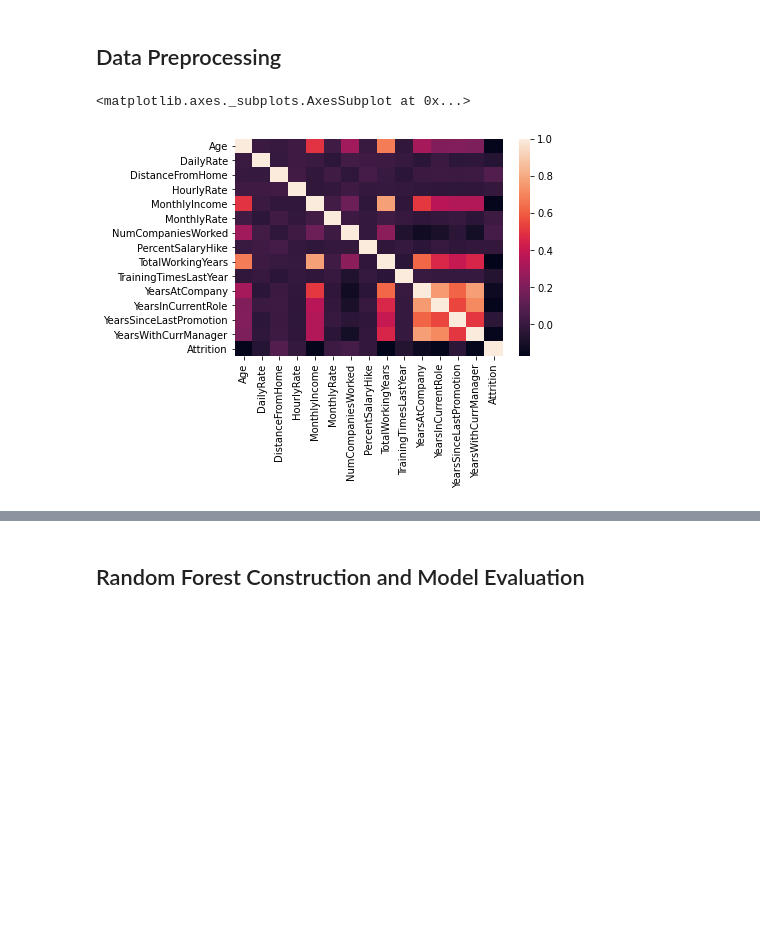
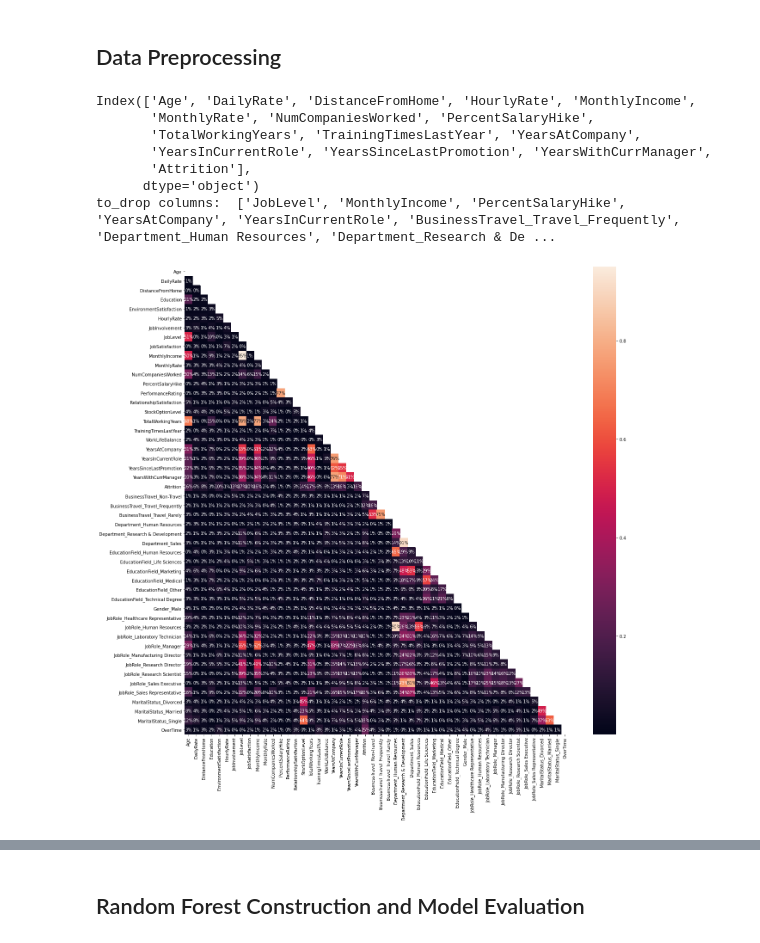
Before and after one commit to Xusong1998/Data-Analytics-Project, a Jupyter notebook: HR_Attrition_Data_Modeling.ipynb, the cells around one changed output, grey strips where cells are left out. Saved outputs shown, nothing was run; the diff lists cells and outputs as text; code cells hidden in the pictures; blank space fills up the shorter version.

```diff
--- a/HR_Attrition_Data_Modeling.ipynb
+++ b/HR_Attrition_Data_Modeling.ipynb
@@ -16,34 +16,43 @@ from sklearn.model_selection import KFold, cross_val_score, GridSearchCV, train_
 # %%
 attrition_df = pd.read_csv('HR-Employee-Attrition.csv')
 attrition_df = pd.get_dummies(attrition_df) #Convert categorical columns to discrete numbers
 attrition_df = attrition_df.drop(['Attrition_No','Gender_Female','OverTime_No','EmployeeCount',
                                   'StandardHours','Over18_Y',
                                   'EmployeeNumber'],axis=1) #Dropping useless columns (Same value, ID, Extra Category)
 
 attrition_df = attrition_df.rename(columns={"Attrition_Yes": "Attrition", "OverTime_Yes": "OverTime"})
 #Because converted categorical columns change names, change binary categories back to their original names
 
 y= attrition_df['Attrition']
 X=attrition_df.drop('Attrition',axis=1) #Separate data into X and Y columns
 
 non_numeric_cols = ['JobLevel','StockOptionLevel','BusinessTravel_Non-Travel','BusinessTravel_Travel_Frequently',
                     'BusinessTravel_Travel_Rarely','Department_Human Resources','Department_Research & Development',
                     'Department_Sales','EducationField_Human Resources','EducationField_Life Sciences',
                     'EducationField_Marketing','EducationField_Medical','EducationField_Other',
                     'EducationField_Technical Degree','Gender_Male','JobRole_Healthcare Representative',
                     'JobRole_Manufacturing Director','JobRole_Human Resources','JobRole_Laboratory Technician',
                     'JobRole_Manager','JobRole_Research Director','JobRole_Research Scientist','JobRole_Sales Executive',
                     'JobRole_Sales Representative','MaritalStatus_Divorced','MaritalStatus_Married','MaritalStatus_Single',
                     'OverTime','Education','EnvironmentSatisfaction','JobInvolvement','JobSatisfaction','PerformanceRating',
                     'RelationshipSatisfaction','WorkLifeBalance'] #Categorical Columns
 
 numeric_df = attrition_df.drop(non_numeric_cols, axis=1) #Dataframe with only numerical columns, including Y-column 'Attrition'
+
+print(numeric_df.columns)
+
+corr_mask = np.triu(np.ones_like(attrition_df.corr(), dtype=bool))
+tri_df = attrition_df.corr().abs().mask(corr_mask)
+plt.figure(figsize=(20,20))
+sns.heatmap(attrition_df.corr().abs(),mask=corr_mask,annot=True,fmt='.0%')
+to_drop = [c for c in tri_df.columns if any(tri_df[c] > 0.7)]
+print('to_drop columns: ', to_drop)
+# %% [output]
+Index(['Age', 'DailyRate', 'DistanceFromHome', 'HourlyRate', 'MonthlyIncome',
+       'MonthlyRate', 'NumCompaniesWorked', 'PercentSalaryHike',
+       'TotalWorkingYears', 'TrainingTimesLastYear', 'YearsAtCompany',
+       'YearsInCurrentRole', 'YearsSinceLastPromotion', 'YearsWithCurrManager',
+       'Attrition'],
+      dtype='object')
+to_drop columns:  ['JobLevel', 'MonthlyIncome', 'PercentSalaryHike', 'YearsAtCompany', 'YearsInCurrentRole', 'BusinessTravel_Travel_Frequently', 'Department_Human Resources', 'Department_Research & De ...
+[figure, added]
-# %%
-# Check correlation of dependent variables
-corr = numeric_df.corr()
-sns.heatmap(corr,
-        xticklabels=corr.columns,
-        yticklabels=corr.columns)
-# %% [output]
-<matplotlib.axes._subplots.AxesSubplot at 0x...>
-[figure, removed]
```
Also changed, not shown: parts of 1 cell of this notebook.
